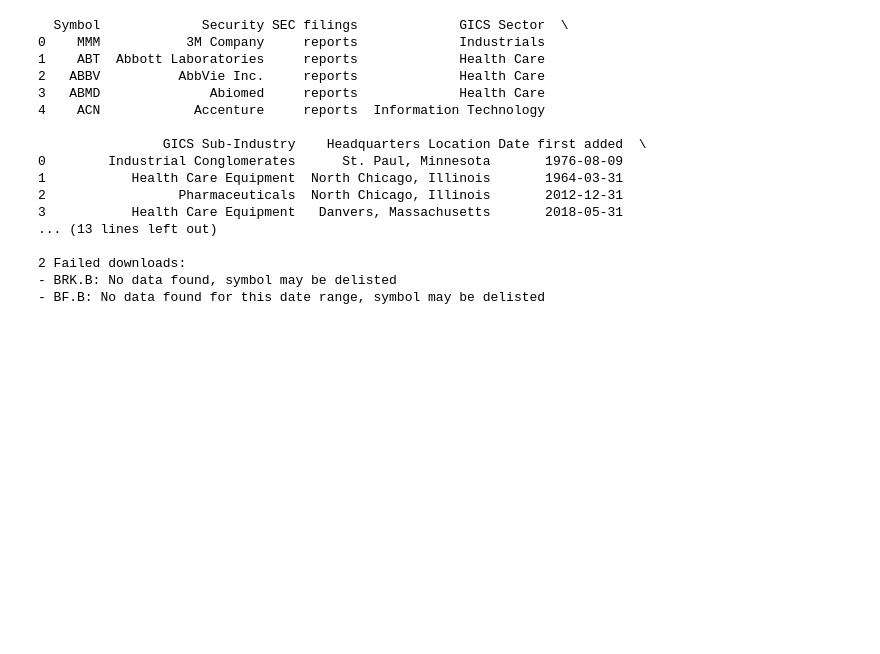
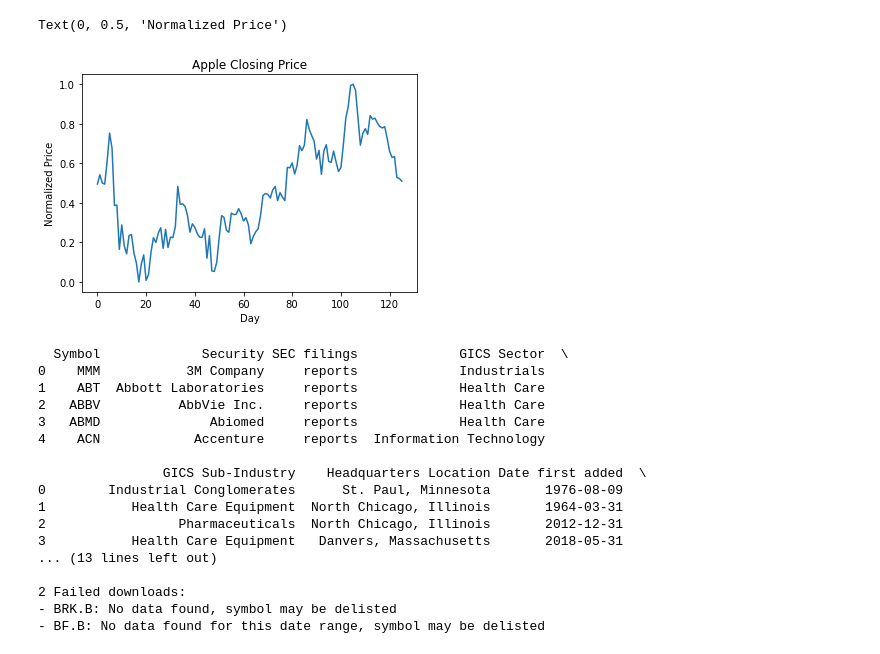
Before and after one commit to JasonChau3/Stock-Predictor, a Jupyter notebook: notebooks/CorrelationCharts.ipynb, the cells around one changed output. Cells and saved outputs as stored; diff of their text form; code cells hidden in the pictures; blank space fills up the shorter version.

```diff
--- a/notebooks/CorrelationCharts.ipynb
+++ b/notebooks/CorrelationCharts.ipynb
@@ -40,3 +23,11 @@ Index(['Symbol', 'Security', 'SEC filings', 'GICS Sector', 'GICS Sub-Industry',
+# %%
+pd.read_csv('../data/dowJonesData/AAPL.csv')['Close'].plot()
+plt.title('Apple Closing Price')
+plt.xlabel('Day')
+plt.ylabel('Normalized Price')
+# %% [output]
+Text(0, 0.5, 'Normalized Price')
+[figure, added]
 # %%
 sp500tic = save_sp500_tickers()
 print(sp500tic)
```
Also changed, not shown: parts of 5 cells of this notebook, 5 other files.
